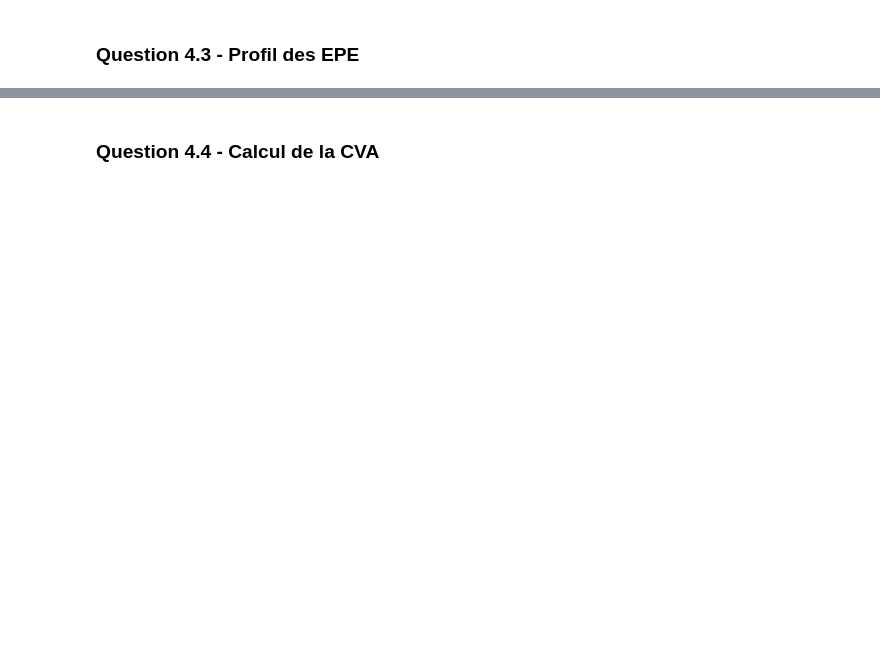
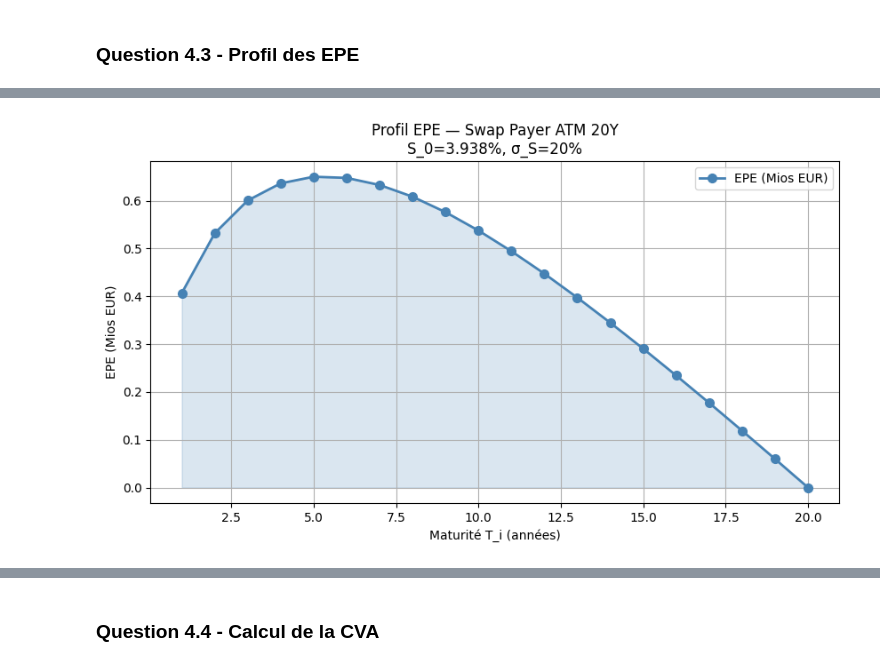
Before and after one commit to Pascale29/MODELES-DE-COURBE-DE-TAUX, a Jupyter notebook: TP_sarah.ipynb, the cells around one changed output, grey strips where cells are left out. Cells and saved outputs as stored; diff of their text form; code cells hidden in the pictures; blank space fills up the shorter version.

```diff
--- a/TP_sarah.ipynb
+++ b/TP_sarah.ipynb
@@ -564,6 +564,6 @@ print(df_results.to_string(index=False))
 # Vérification de la parité put-call
 print("\nVérification de la parité put-call :")
 for i, row in df_results.iterrows():
-    diff = row['Caplet'] + row['Floorlet']
+    diff = row['Caplet'] - row['Floorlet']
     theo = N * delta * P_6 * (L_forward - row['Strike'])
-    print(f"Strike {row['Strike (%)']:.4f}%: Caplet + Floorlet = {diff:.6f}, Théorique = {theo:.6f}")
+    print(f"Strike {row['Strike (%)']:.4f}%: Caplet - Floorlet = {diff:.6f}, Théorique = {theo:.6f}")
@@ -1517,0 +2095,95 @@ Date       EPE (EUR)
+# %%
+from scipy.stats import norm
+
+# ================================================================
+# Paramètres du swap
+# ================================================================
+N_swap   = 10_000_000
+T_n      = 20
+delta_sw = 1.0
+sigma_sw = 0.20
+
+maturities = np.arange(1, T_n + 1, 1.0)
+
+B_vec = np.array([P_func(t) for t in maturities])
+
+# ================================================================
+# Taux de swap ATM S_0 = S*(0, T_n)
+# ================================================================
+
+annuite_total = delta_sw * np.sum(B_vec)
+S_0 = (1 - B_vec[-1]) / annuite_total
+
+print("=" * 65)
+print("PARAMÈTRES DU SWAP")
+print("=" * 65)
+print(f"Nominal          : {N_swap:,.0f} EUR")
+print(f"Maturité         : {T_n}Y")
+print(f"Taux fixe ATM S_0: {S_0*100:.4f}%")
+print(f"Annuité totale   : {annuite_total:.6f}")
+print(f"Volatilité σ_S   : {sigma_sw*100:.1f}%")
+print()
+
+# ================================================================
+# Formule de Black pour la swaption payeuse ATM
+# ================================================================
+def black_swaption_atm(S_0, A_resid, sigma_S, T_i):
+    """
+    Prix d'une swaption payeuse ATM via Black.
+
+    ATM → K = S_0 = F_S → d1 = σ√T/2, d2 = -σ√T/2
+
+    Prix = A_resid × S_0 × [2Φ(σ√T/2) - 1]
+    """
+    if T_i <= 0:
+        return 0.0
+    d1 = 0.5 * sigma_S * np.sqrt(T_i)
+    return A_resid * S_0 * (2 * norm.cdf(d1) - 1)
+
+
+# ================================================================
+# Calcul du profil EPE
+# ================================================================
+EPE = np.zeros(T_n)
+
+for i, T_i in enumerate(maturities):
+    if i == T_n - 1:
+        A_resid = 0.0
+    else:
+        A_resid = delta_sw * np.sum(B_vec[i+1:])
+    EPE[i] = black_swaption_atm(S_0, A_resid, sigma_sw, T_i)
+
+# ================================================================
+# Tableau récapitulatif
+# ================================================================
+df_epe = pd.DataFrame({
+    'T_i (Y)'        : maturities.astype(int),
+    'B(0, T_i)'      : B_vec,
+    'A_résid'        : [delta_sw * np.sum(B_vec[i+1:])
+                        if i < T_n-1 else 0.0
+                        for i in range(T_n)],
+    'EPE (en %N)'    : EPE * 100,
+    'EPE (EUR)'      : EPE * N_swap,
+})
+
+print("=" * 75)
+print("PROFIL DES EPE — SWAP PAYER ATM 20Y")
+print("=" * 75)
+print(df_epe.to_string(index=False, float_format='{:.6f}'.format))
+
+# ================================================================
+# Visualisation
+# ================================================================
+plt.figure(figsize=(10, 5))
+plt.plot(maturities, EPE * N_swap / 1e6,
+         'o-', lw=2, ms=7, color='steelblue', label='EPE (Mios EUR)')
+plt.fill_between(maturities, 0, EPE * N_swap / 1e6,
+                 alpha=0.2, color='steelblue')
+plt.xlabel('Maturité T_i (années)')
+plt.ylabel('EPE (Mios EUR)')
+plt.title(f'Profil EPE — Swap Payer ATM 20Y\n'
+          f'S_0={S_0*100:.3f}%, σ_S={sigma_sw*100:.0f}%')
+plt.legend()
+plt.grid(True)
+plt.show()
+# %% [output]
@@ -1517,0 +2207 @@ Date       EPE (EUR)
+[figure, added]
```
Also changed, not shown: parts of 25 cells of this notebook, 14 other files.
